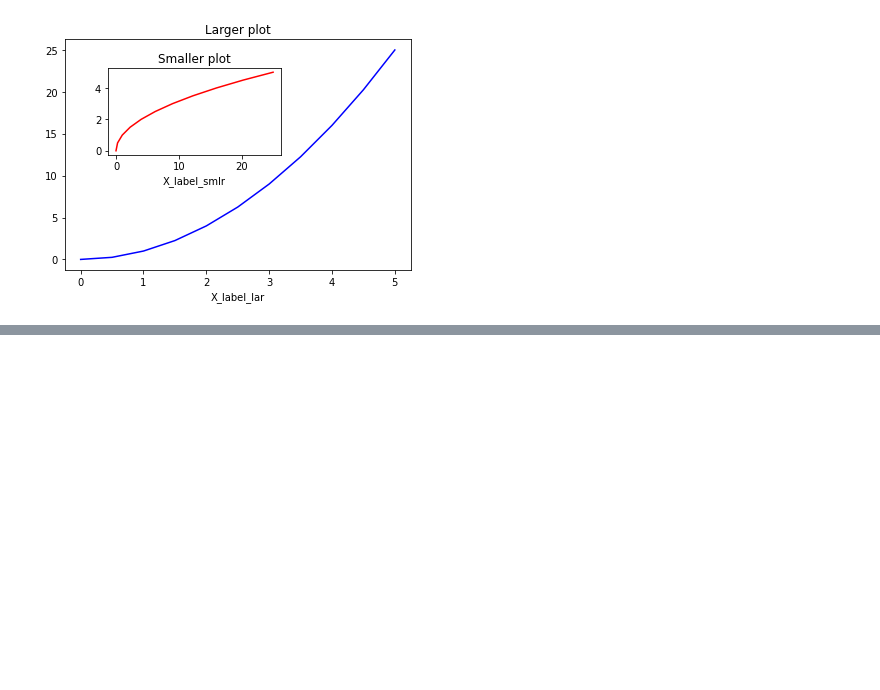
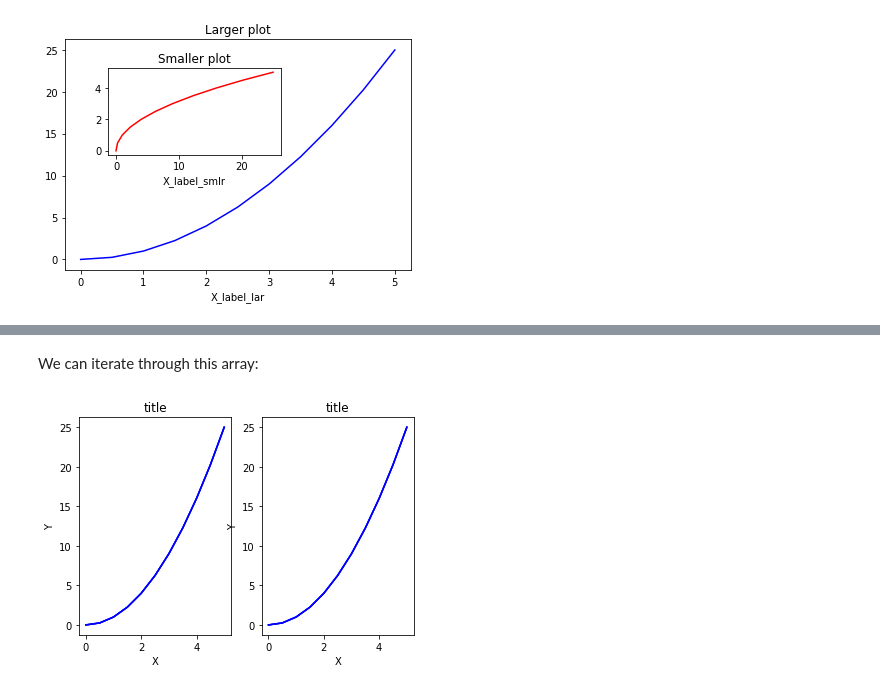
Before and after one commit to arpitbaheti2002/Data-Science-tutorials-Udemy, a Jupyter notebook: 05_Data-visualization-Matplotlib/01_Matplotlib-concepts.ipynb, the cells around one changed output, grey strips where cells are left out. Drawn from its saved outputs; the diff is of its cells as text; code cells hidden in the pictures; blank space fills up the shorter version.

```diff
--- a/05_Data-visualization-Matplotlib/01_Matplotlib-concepts.ipynb
+++ b/05_Data-visualization-Matplotlib/01_Matplotlib-concepts.ipynb
@@ -109,0 +137,12 @@ Text(0.5, 1.0, 'Smaller plot')
+# %% [markdown]
+We can iterate through this array:
+# %%
+for ax in axes:
+    ax.plot(x, y, 'b')
+    ax.set_xlabel('X')
+    ax.set_ylabel('Y')
+    ax.set_title('title')
+
+fig
+# %% [output]
+[figure, added]
```
Also changed, not shown: parts of 19 cells of this notebook, 2 other files.
